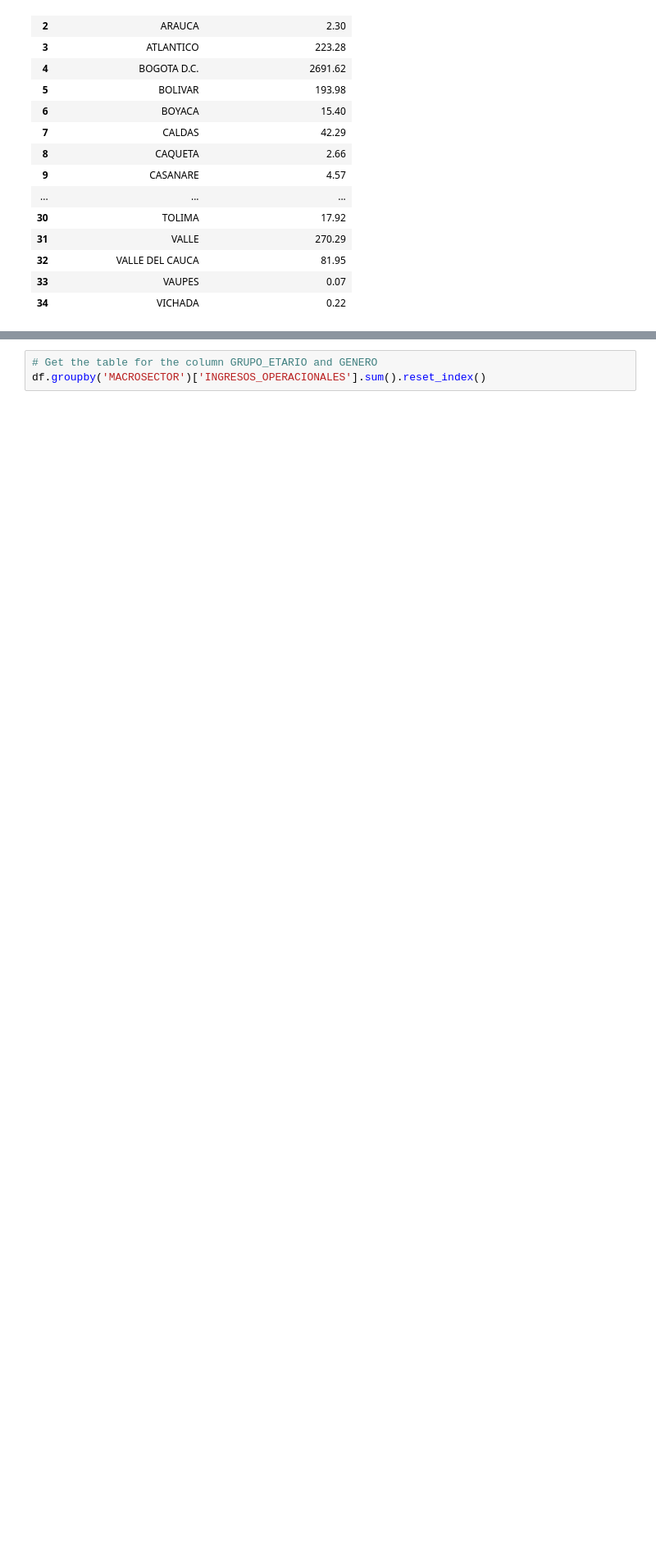
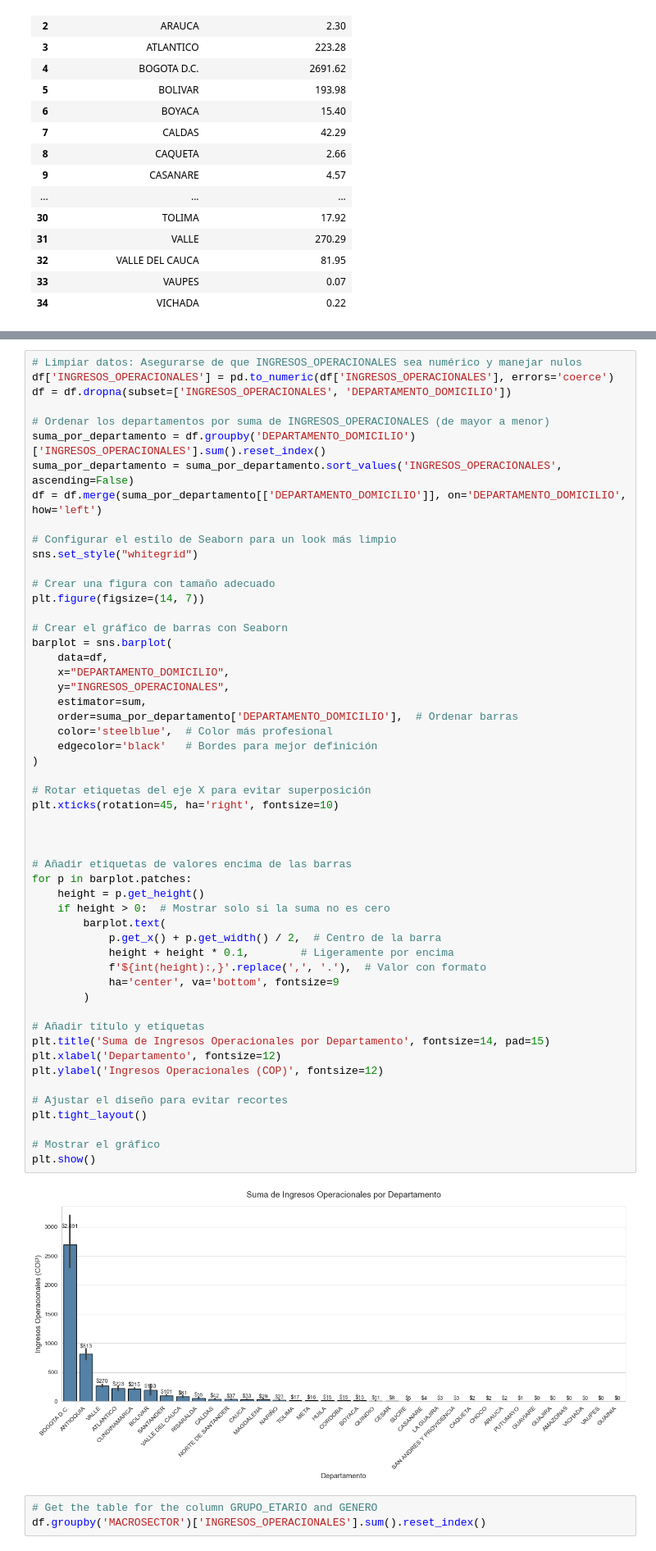
Before and after one commit to gabrielroncancio/herramientas_big_data_SAG, a Jupyter notebook: visualizacion_bar.ipynb, the cells around one changed output, grey strips where cells are left out. Shown at 82% size. Drawn from its saved outputs; the diff is of its cells as text; blank space fills up the shorter version.

```diff
--- a/visualizacion_bar.ipynb
+++ b/visualizacion_bar.ipynb
@@ -79,3 +84,58 @@ sns.barplot(data=df, x="DEPARTAMENTO_DOMICILIO", y="INGRESOS_OPERACIONALES", est
+# %%
+# Limpiar datos: Asegurarse de que INGRESOS_OPERACIONALES sea numérico y manejar nulos
+df['INGRESOS_OPERACIONALES'] = pd.to_numeric(df['INGRESOS_OPERACIONALES'], errors='coerce')
+df = df.dropna(subset=['INGRESOS_OPERACIONALES', 'DEPARTAMENTO_DOMICILIO'])
+
+# Ordenar los departamentos por suma de INGRESOS_OPERACIONALES (de mayor a menor)
+suma_por_departamento = df.groupby('DEPARTAMENTO_DOMICILIO')['INGRESOS_OPERACIONALES'].sum().reset_index()
+suma_por_departamento = suma_por_departamento.sort_values('INGRESOS_OPERACIONALES', ascending=False)
+df = df.merge(suma_por_departamento[['DEPARTAMENTO_DOMICILIO']], on='DEPARTAMENTO_DOMICILIO', how='left')
+
+# Configurar el estilo de Seaborn para un look más limpio
+sns.set_style("whitegrid")
+
+# Crear una figura con tamaño adecuado
+plt.figure(figsize=(14, 7))
+
+# Crear el gráfico de barras con Seaborn
+barplot = sns.barplot(
+    data=df,
+    x="DEPARTAMENTO_DOMICILIO",
+    y="INGRESOS_OPERACIONALES",
+    estimator=sum,
+    order=suma_por_departamento['DEPARTAMENTO_DOMICILIO'],  # Ordenar barras
+    color='steelblue',  # Color más profesional
+    edgecolor='black'   # Bordes para mejor definición
+)
+
+# Rotar etiquetas del eje X para evitar superposición
+plt.xticks(rotation=45, ha='right', fontsize=10)
+
+
+
+# Añadir etiquetas de valores encima de las barras
+for p in barplot.patches:
+    height = p.get_height()
+    if height > 0:  # Mostrar solo si la suma no es cero
+        barplot.text(
+            p.get_x() + p.get_width() / 2,  # Centro de la barra
+            height + height * 0.1,        # Ligeramente por encima
+            f'${int(height):,}'.replace(',', '.'),  # Valor con formato
+            ha='center', va='bottom', fontsize=9
+        )
+
+# Añadir título y etiquetas
+plt.title('Suma de Ingresos Operacionales por Departamento', fontsize=14, pad=15)
+plt.xlabel('Departamento', fontsize=12)
+plt.ylabel('Ingresos Operacionales (COP)', fontsize=12)
+
+# Ajustar el diseño para evitar recortes
+plt.tight_layout()
+
+# Mostrar el gráfico
+plt.show()
+# %% [output]
+[figure, added]
 # %%
 # Get the table for the column GRUPO_ETARIO and GENERO
 df.groupby('MACROSECTOR')['INGRESOS_OPERACIONALES'].sum().reset_index()
```
Also changed, not shown: parts of 4 cells of this notebook, 2 other files.
